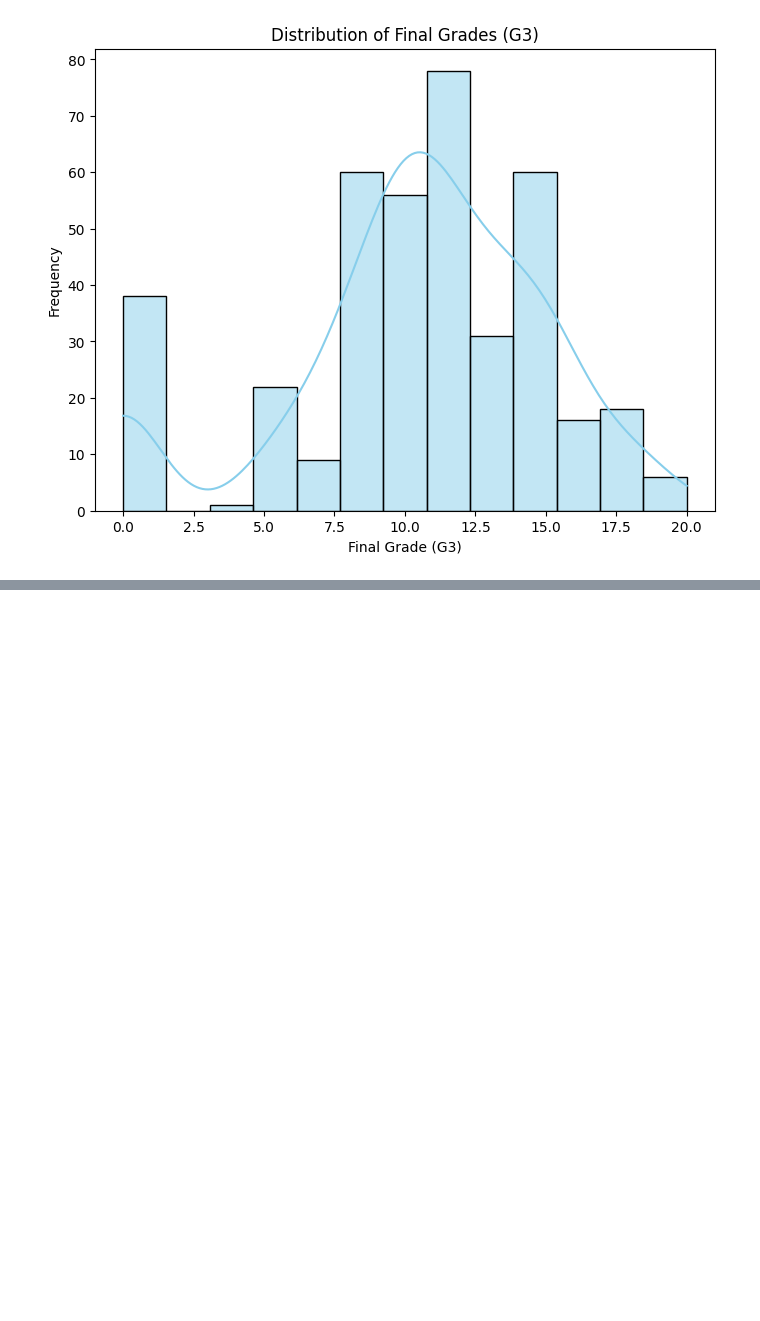
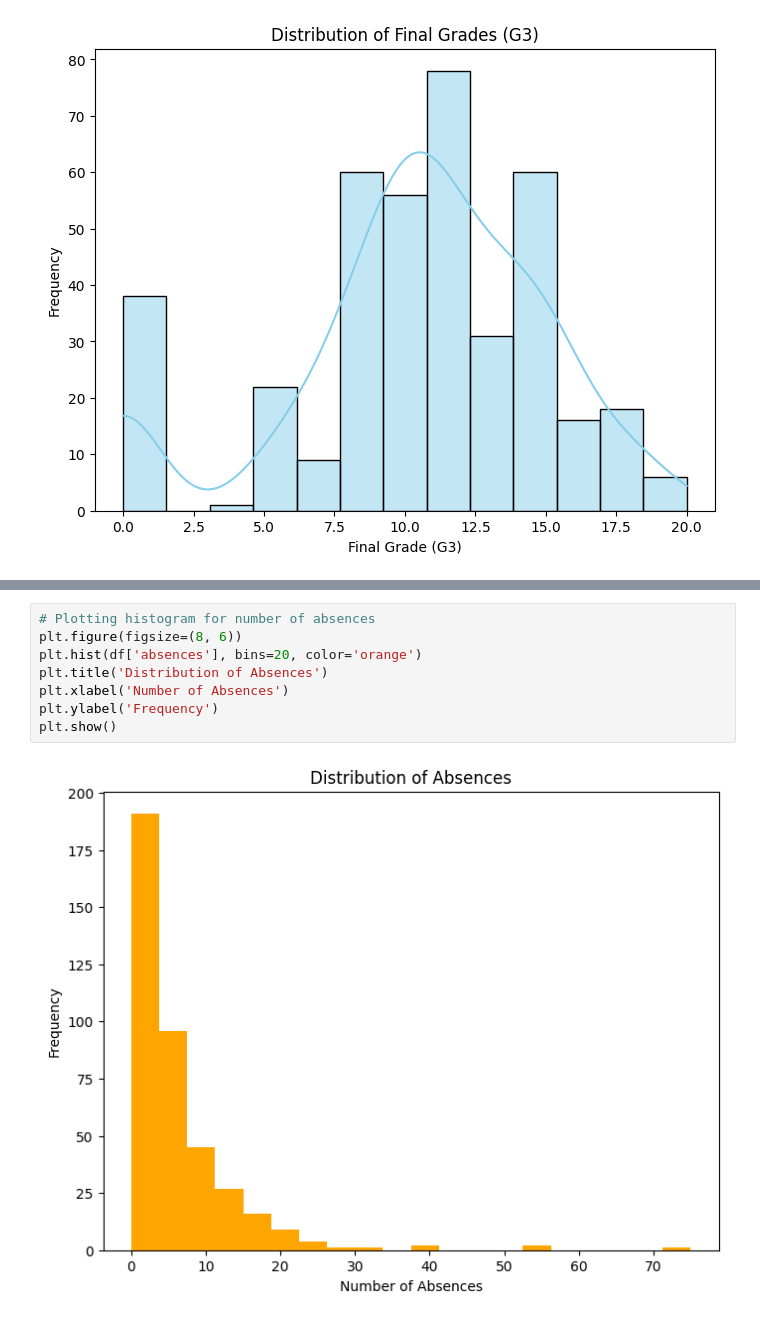
Before and after one commit to ReapredatoR/CodeAlpha_Predictive_Modeling_with_Linear-Regression, a Jupyter notebook: main.ipynb, the cells around one changed output, grey strips where cells are left out. Drawn from its saved outputs; the diff is of its cells as text; blank space fills up the shorter version.

```diff
--- a/main.ipynb
+++ b/main.ipynb
@@ -118,0 +166,10 @@ plt.show()
+# %%
+# Plotting histogram for number of absences
+plt.figure(figsize=(8, 6))
+plt.hist(df['absences'], bins=20, color='orange')
+plt.title('Distribution of Absences')
+plt.xlabel('Number of Absences')
+plt.ylabel('Frequency')
+plt.show()
+# %% [output]
+[figure, added]
```
Also changed, not shown: parts of 3 cells of this notebook.
